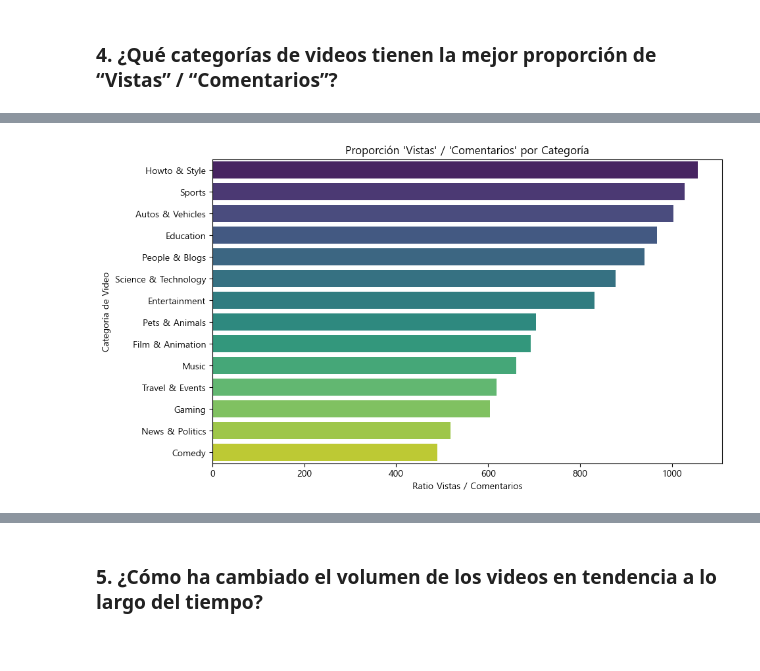
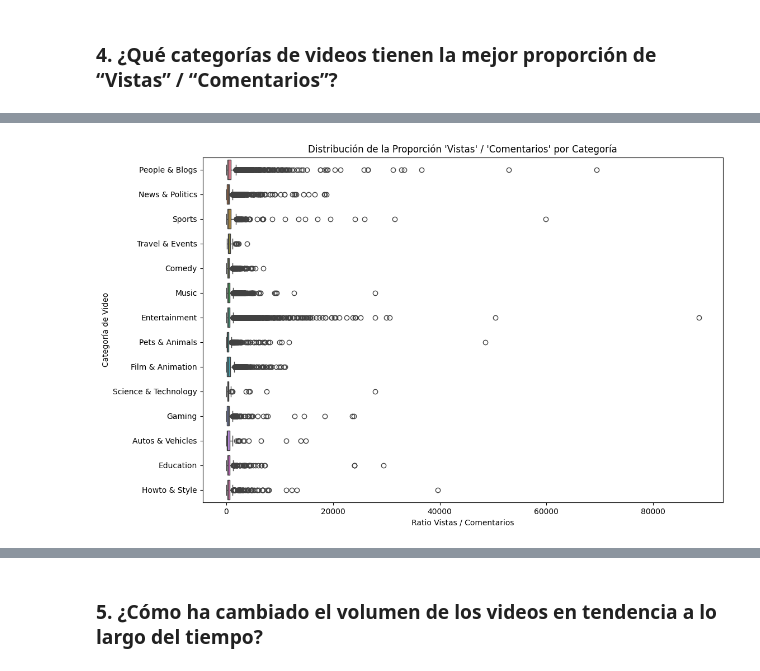
Before and after one commit to DiegoEBV/CRISP-DM-KRS, a Jupyter notebook: code/analysis-visualization.ipynb, the cells around one changed output, grey strips where cells are left out. Drawn from its saved outputs; the diff is of its cells as text; code cells hidden in the pictures.

```diff
--- a/code/analysis-visualization.ipynb
+++ b/code/analysis-visualization.ipynb
@@ -113,17 +153,11 @@ plt.show()
 # %%
-df = df[df['comment_count'] > 0]
+df.loc[:, 'view_comment_ratio'] = df['views'] / (df['comment_count'] + 1)
 
-# Calcular la proporción "Vistas/Comentarios" para cada video
-df['views_comments_ratio'] = df['views'] / df['comment_count']
-
-# Calcular el promedio de "Vistas/Comentarios" por categoría
-avg_views_comments_ratio = df.groupby('category_name')['views_comments_ratio'].mean().sort_values(ascending=False)
-
-plt.figure(figsize=(10, 6))
-sns.barplot(x=avg_views_comments_ratio, y=avg_views_comments_ratio.index, hue=avg_views_comments_ratio.index, dodge=False, palette="viridis", legend=False)
-plt.title("Proporción 'Vistas' / 'Comentarios' por Categoría")
+plt.figure(figsize=(12, 8))
+sns.boxplot(data=df, x='view_comment_ratio', y='category_name', hue='category_name', legend=False)
+plt.title("Distribución de la Proporción 'Vistas' / 'Comentarios' por Categoría")
 plt.xlabel("Ratio Vistas / Comentarios")
 plt.ylabel("Categoría de Video")
 plt.show()
 # %% [output]
-[figure, old version]
+[figure, new version]
```
Also changed, not shown: parts of 14 cells of this notebook, 1 other file.
